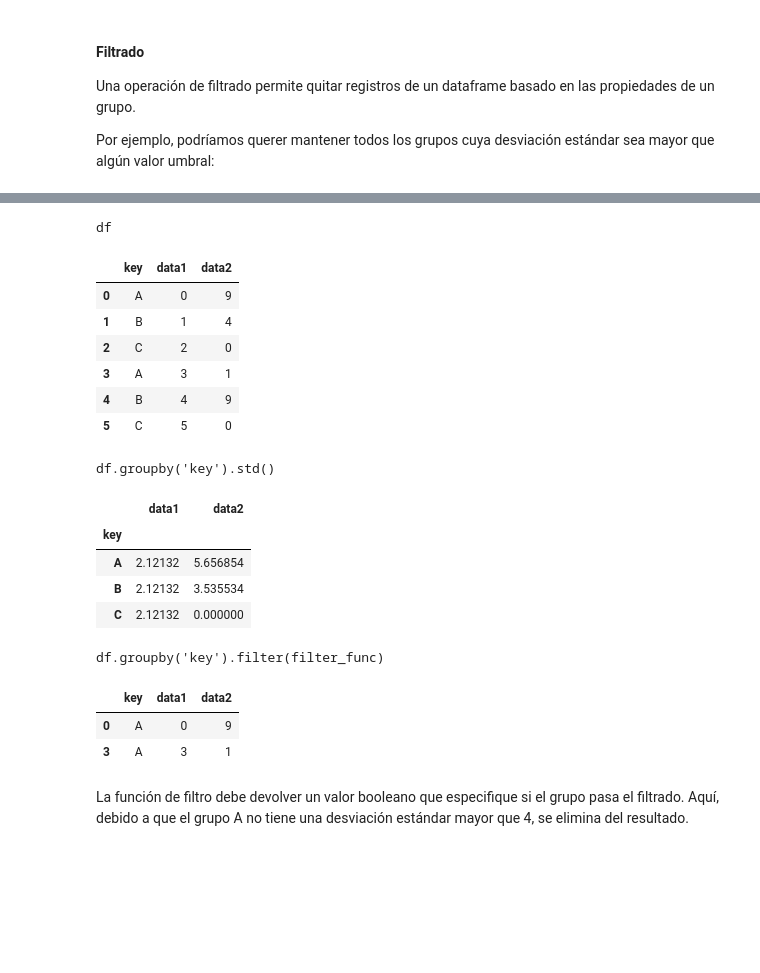
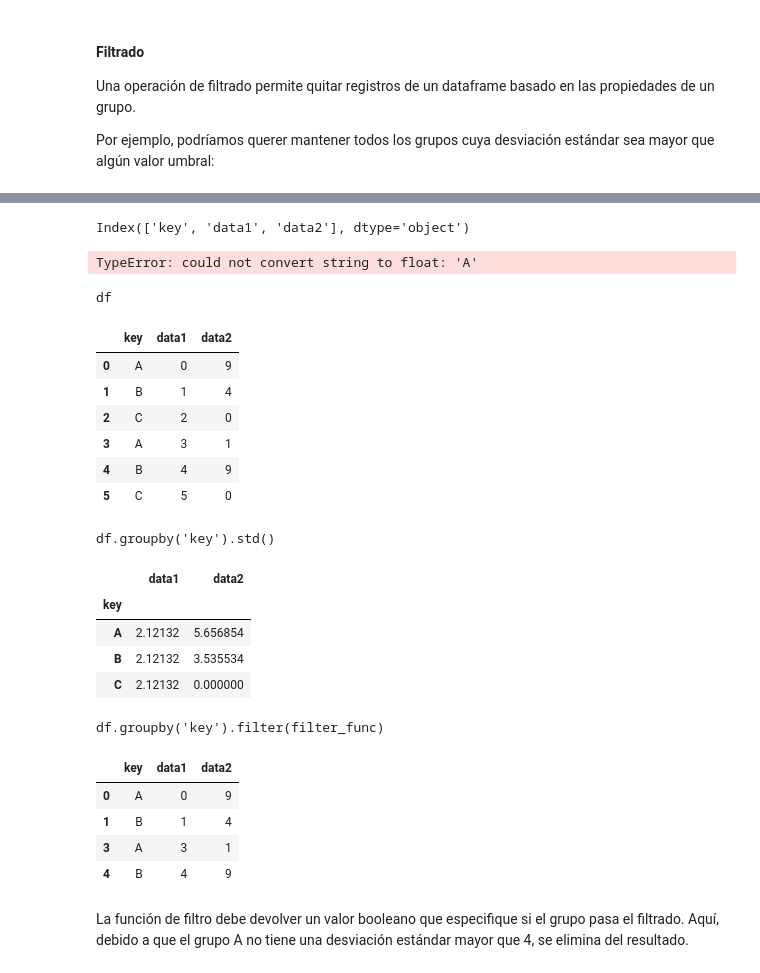
Before and after one commit to JuanDG5/DS-part-time-sep2020, a Jupyter notebook: semana_7/dia_1/1_Pandas_AggregationandGrouping.ipynb, the cells around one changed output, grey strips where cells are left out. Drawn from its saved outputs; the diff is of its cells as text; code cells hidden in the pictures; blank space fills up the shorter version.

```diff
--- a/semana_7/dia_1/1_Pandas_AggregationandGrouping.ipynb
+++ b/semana_7/dia_1/1_Pandas_AggregationandGrouping.ipynb
@@ -345,28 +365,32 @@ Por ejemplo, podríamos querer mantener todos los grupos cuya desviación están
+# %%
+df.groupby('key').filter(filter_func)
+# %% [output]
+Index(['key', 'data1', 'data2'], dtype='object')
+TypeError: could not convert string to float: 'A'
 # %%
-def filter_func(x):
-    return x['data2'].std() > 4
-
 # La función nos da los prints de cada paso que le pongamos:
 display('df', "df.groupby('key').std()", "df.groupby('key').filter(filter_func)")
 # %% [output]
 df
 |  | key | data1 | data2 |
 | 0 | A | 0 | 9 |
 | 1 | B | 1 | 4 |
 | 2 | C | 2 | 0 |
 | 3 | A | 3 | 1 |
 | 4 | B | 4 | 9 |
 | 5 | C | 5 | 0 |
 df.groupby('key').std()
 |  | data1 | data2 |
 | key |  |  |
 | A | 2.12132 | 5.656854 |
 | B | 2.12132 | 3.535534 |
 | C | 2.12132 | 0.000000 |
 df.groupby('key').filter(filter_func)
 |  | key | data1 | data2 |
 | 0 | A | 0 | 9 |
+| 1 | B | 1 | 4 |
 | 3 | A | 3 | 1 |
+| 4 | B | 4 | 9 |
 # %% [markdown]
 La función de filtro debe devolver un valor booleano que especifique si el grupo pasa el filtrado. Aquí, debido a que el grupo A no tiene una desviación estándar mayor que 4, se elimina del resultado.
 # %% [markdown]
```
Also changed, not shown: parts of 10 cells of this notebook.
